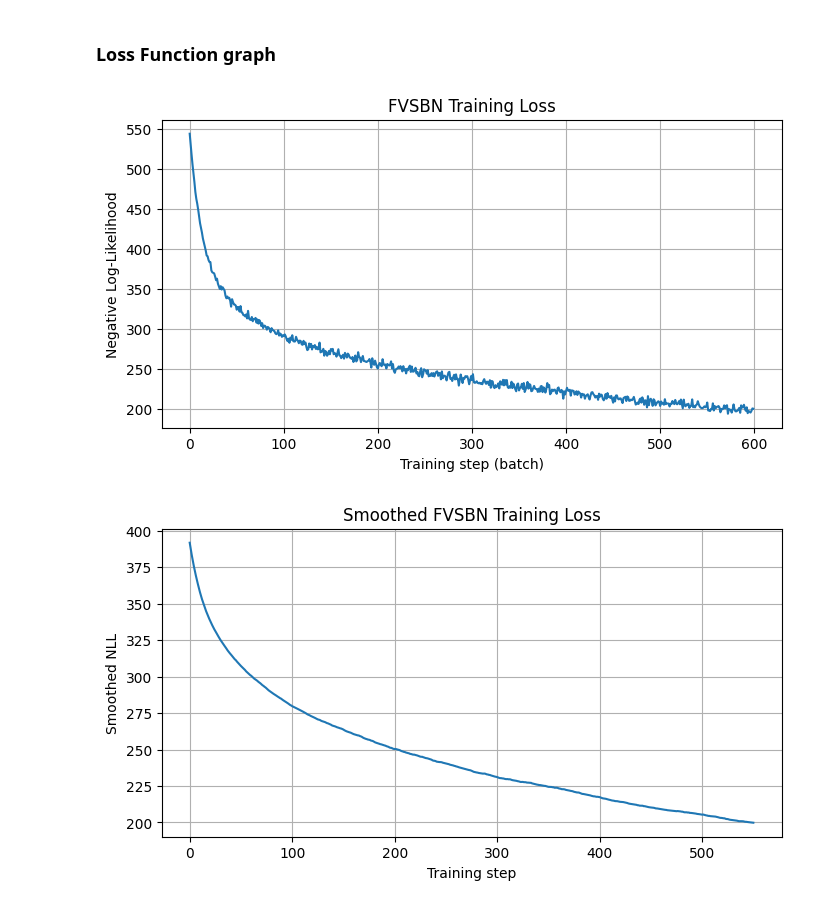
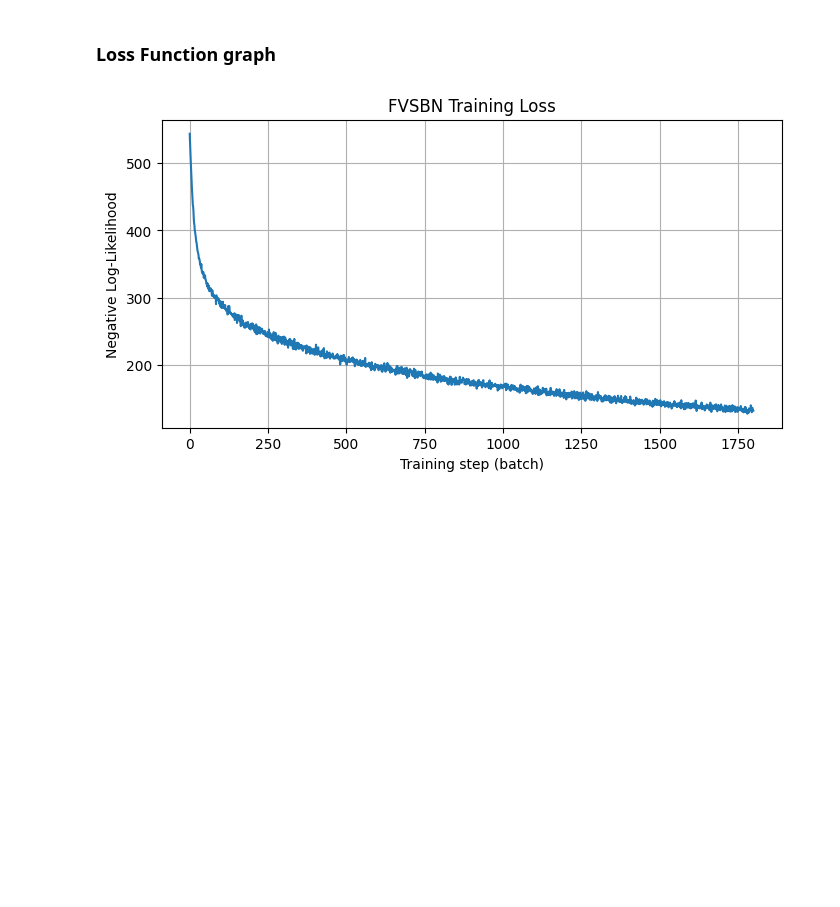
Before and after one commit to Khalidmamdou7/CMP637-assignments, a Jupyter notebook: Notebooks/MNIST-autoregressive-models.ipynb, the cells around one changed output. Cells and saved outputs as stored; diff of their text form; code cells hidden in the pictures; blank space fills up the shorter version.

```diff
--- a/Notebooks/MNIST-autoregressive-models.ipynb
+++ b/Notebooks/MNIST-autoregressive-models.ipynb
@@ -372,7 +344,7 @@ def fvsbn_loss(logits, x):
 # TODO: Define the hyperparameters here.
 batch_size = 100
 learning_rate = 1e-3
-num_epochs = 1
+num_epochs = 3
 # %% [markdown]
 ## Instantiate models and optimizers
 # %%
@@ -485,27 +478,12 @@ You can do any extra stuff you want here. Some examples are:
 # %%
 import matplotlib.pyplot as plt
 
 plt.figure(figsize=(8, 4))
 plt.plot(train_losses)
 plt.xlabel("Training step (batch)")
 plt.ylabel("Negative Log-Likelihood")
 plt.title("FVSBN Training Loss")
 plt.grid(True)
 plt.show()
-
-
-import numpy as np
-
-def moving_average(x, window=50):
-    return np.convolve(x, np.ones(window)/window, mode="valid")
-
-plt.figure(figsize=(8, 4))
-plt.plot(moving_average(train_losses, 50))
-plt.xlabel("Training step")
-plt.ylabel("Smoothed NLL")
-plt.title("Smoothed FVSBN Training Loss")
-plt.grid(True)
-plt.show()
 # %% [output]
-[figure, old version]
+[figure, new version]
-[figure, removed]
```
Also changed, not shown: parts of 6 cells of this notebook.
